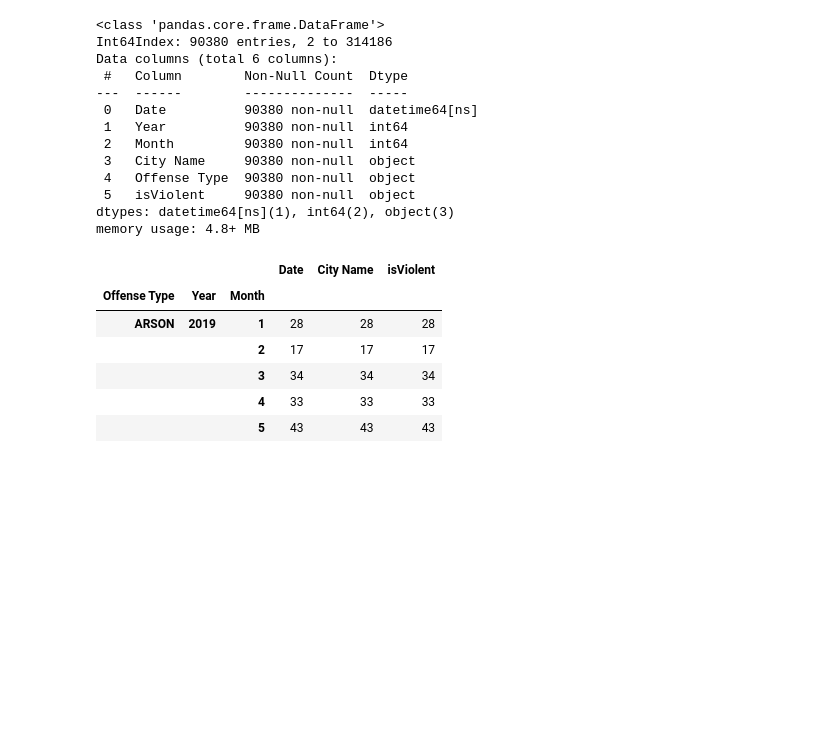
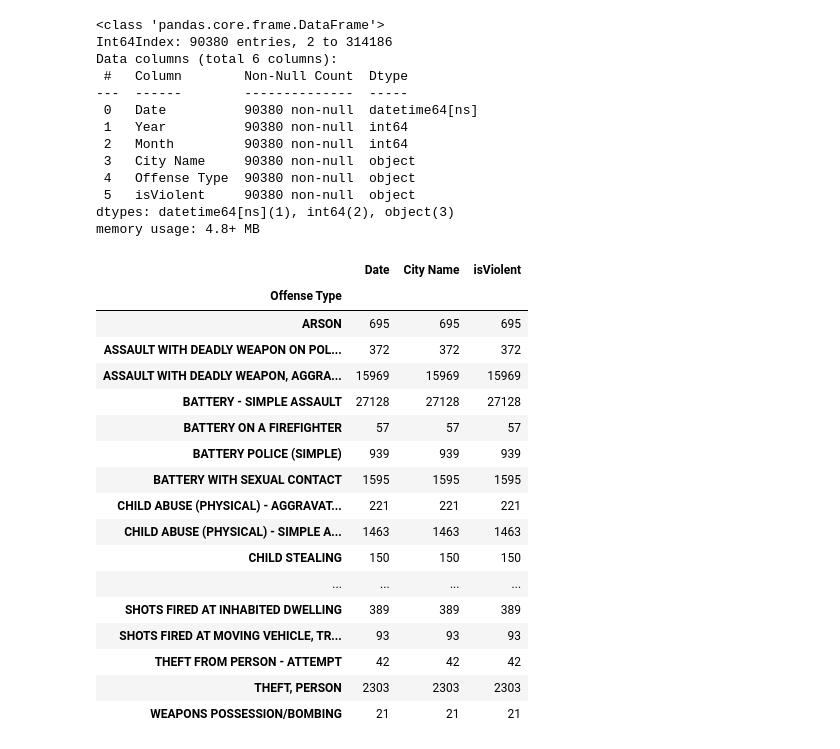
Before and after one commit to angelabanko/Project_1, a Jupyter notebook: LA_Crime.ipynb, the cells around one changed output. Saved outputs shown, nothing was run; the diff lists cells and outputs as text; code cells hidden in the pictures; blank space fills up the shorter version.

```diff
--- a/LA_Crime.ipynb
+++ b/LA_Crime.ipynb
@@ -6,7 +6,7 @@ import os
 import matplotlib.pyplot as plt
 # %%
 # Read CSV file
-la_file = "Resources/LA_Crime_Data.csv"
+la_file = "LA_Crime_Data.csv"
 la_df = pd.read_csv(la_file, encoding= "unicode_escape")
 # %%
 # Evaluate data
@@ -225,15 +225,26 @@ memory usage: 4.8+ MB
 # %%
 # Violent crime trends
 VTrend_df = LAVioSum_df.groupby(["Offense Type", "Year", "Month"]).count()
-VTrend_df.head()
+VTrend_df.groupby("Offense Type").sum()
 # %% [output]
-|  |  |  | Date | City Name | isViolent |
-| Offense Type | Year | Month |  |  |  |
-| ARSON | 2019 | 1 | 28 | 28 | 28 |
-|  |  | 2 | 17 | 17 | 17 |
-|  |  | 3 | 34 | 34 | 34 |
-|  |  | 4 | 33 | 33 | 33 |
-|  |  | 5 | 43 | 43 | 43 |
+|  | Date | City Name | isViolent |
+| Offense Type |  |  |  |
+| ARSON | 695 | 695 | 695 |
+| ASSAULT WITH DEADLY WEAPON ON POL... | 372 | 372 | 372 |
+| ASSAULT WITH DEADLY WEAPON, AGGRA... | 15969 | 15969 | 15969 |
+| BATTERY - SIMPLE ASSAULT | 27128 | 27128 | 27128 |
+| BATTERY ON A FIREFIGHTER | 57 | 57 | 57 |
+| BATTERY POLICE (SIMPLE) | 939 | 939 | 939 |
+| BATTERY WITH SEXUAL CONTACT | 1595 | 1595 | 1595 |
+| CHILD ABUSE (PHYSICAL) - AGGRAVAT... | 221 | 221 | 221 |
+| CHILD ABUSE (PHYSICAL) - SIMPLE A... | 1463 | 1463 | 1463 |
+| CHILD STEALING | 150 | 150 | 150 |
+| ... | ... | ... | ... |
+| SHOTS FIRED AT INHABITED DWELLING | 389 | 389 | 389 |
+| SHOTS FIRED AT MOVING VEHICLE, TR... | 93 | 93 | 93 |
+| THEFT FROM PERSON - ATTEMPT | 42 | 42 | 42 |
+| THEFT, PERSON | 2303 | 2303 | 2303 |
+| WEAPONS POSSESSION/BOMBING | 21 | 21 | 21 |
 # %%
 # Create violent crime plot data
 #AggAssault_df = VTrend_df.loc["aggravated-assault"]
```
Also changed, not shown: parts of 2 cells of this notebook, 13 other files.
